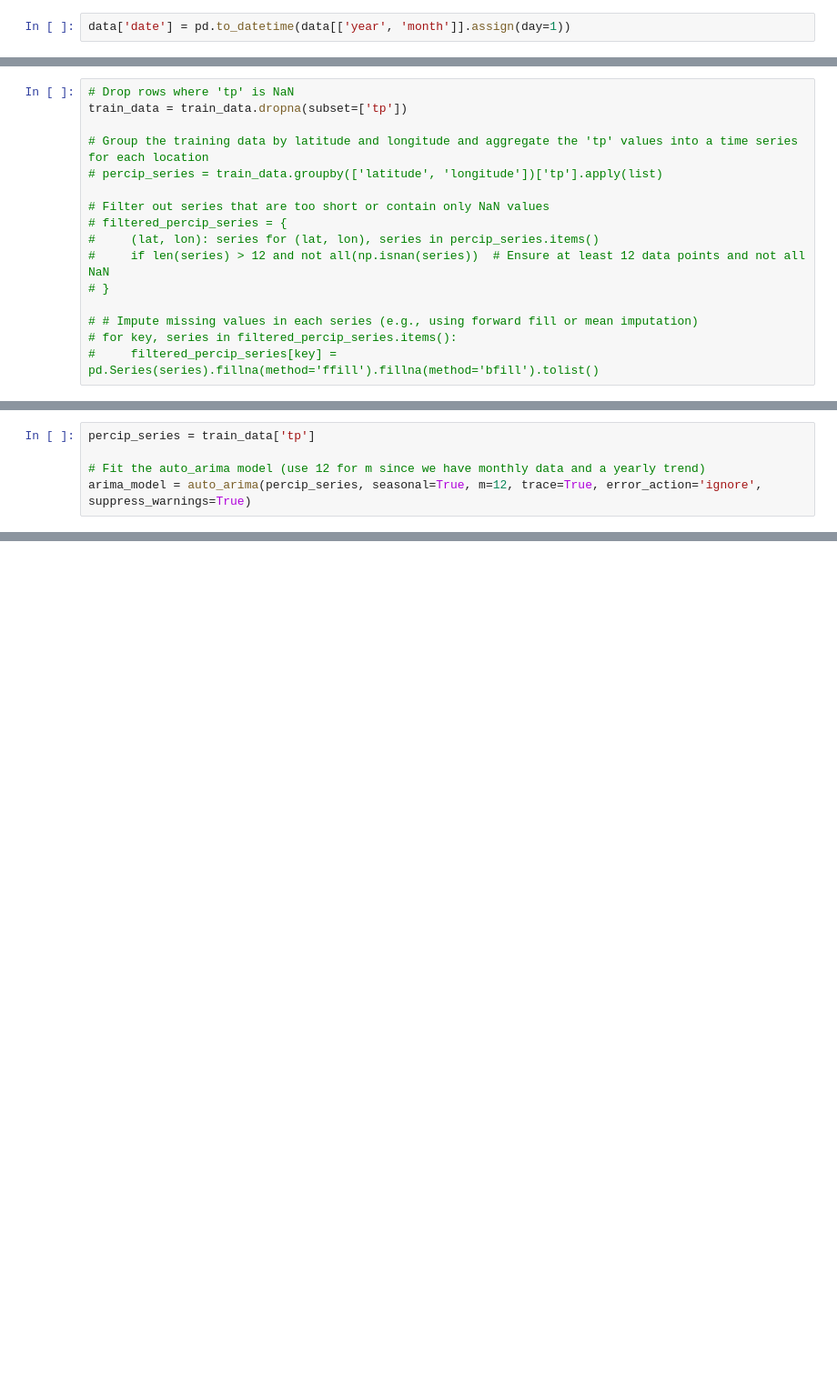
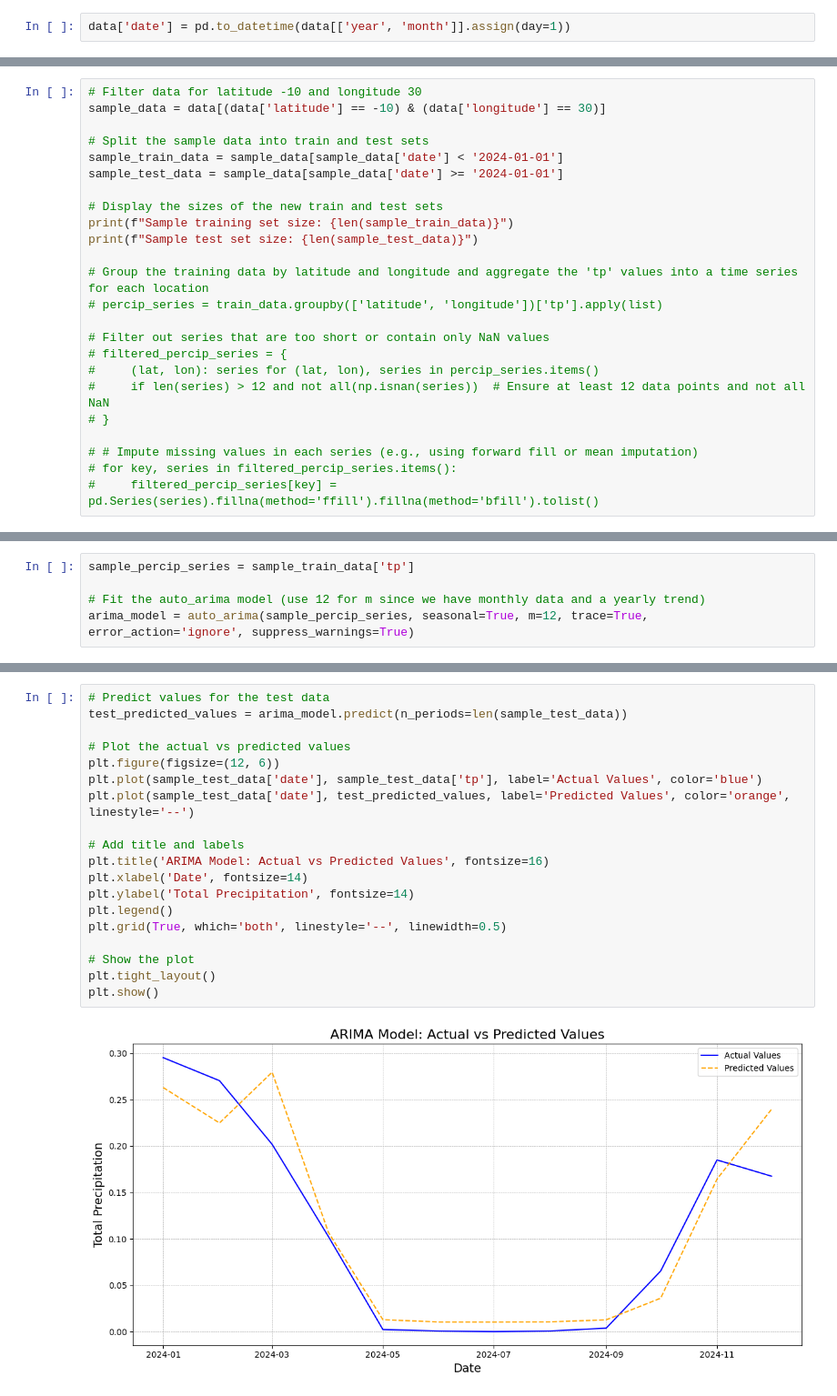
Before and after one commit to shaffeeullah/1.C51, a Jupyter notebook: arima_model.ipynb, the cells around one changed output, grey strips where cells are left out. Shown at 91% size. Cells and saved outputs as stored; diff of their text form; blank space fills up the shorter version.

Commit message:
update arima model

```diff
--- a/arima_model.ipynb
+++ b/arima_model.ipynb
@@ -87,7 +85,15 @@ Training set size: 43173
 Test set size: 39852
 # %%
-# Drop rows where 'tp' is NaN
-train_data = train_data.dropna(subset=['tp'])
+# Filter data for latitude -10 and longitude 30
+sample_data = data[(data['latitude'] == -10) & (data['longitude'] == 30)]
+
+# Split the sample data into train and test sets
+sample_train_data = sample_data[sample_data['date'] < '2024-01-01']
+sample_test_data = sample_data[sample_data['date'] >= '2024-01-01']
+
+# Display the sizes of the new train and test sets
+print(f"Sample training set size: {len(sample_train_data)}")
+print(f"Sample test set size: {len(sample_test_data)}")
 
 # Group the training data by latitude and longitude and aggregate the 'tp' values into a time series for each location
 # percip_series = train_data.groupby(['latitude', 'longitude'])['tp'].apply(list)
@@ -104,7 +113,7 @@ train_data = train_data.dropna(subset=['tp'])
 # %%
-percip_series = train_data['tp']
+sample_percip_series = sample_train_data['tp']
 
 # Fit the auto_arima model (use 12 for m since we have monthly data and a yearly trend)
-arima_model = auto_arima(percip_series, seasonal=True, m=12, trace=True, error_action='ignore', suppress_warnings=True)
+arima_model = auto_arima(sample_percip_series, seasonal=True, m=12, trace=True, error_action='ignore', suppress_warnings=True)
 # %% [output]
 Performing stepwise search to minimize aic
@@ -132,0 +183,21 @@ print(f"The training set MAPE is: {mape_arima:.2f}%")
+# %%
+# Predict values for the test data
+test_predicted_values = arima_model.predict(n_periods=len(sample_test_data))
+
+# Plot the actual vs predicted values
+plt.figure(figsize=(12, 6))
+plt.plot(sample_test_data['date'], sample_test_data['tp'], label='Actual Values', color='blue')
+plt.plot(sample_test_data['date'], test_predicted_values, label='Predicted Values', color='orange', linestyle='--')
+
+# Add title and labels
+plt.title('ARIMA Model: Actual vs Predicted Values', fontsize=16)
+plt.xlabel('Date', fontsize=14)
+plt.ylabel('Total Precipitation', fontsize=14)
+plt.legend()
+plt.grid(True, which='both', linestyle='--', linewidth=0.5)
+
+# Show the plot
+plt.tight_layout()
+plt.show()
+# %% [output]
+[figure, added]
```
Also changed, not shown: parts of 13 cells of this notebook.
